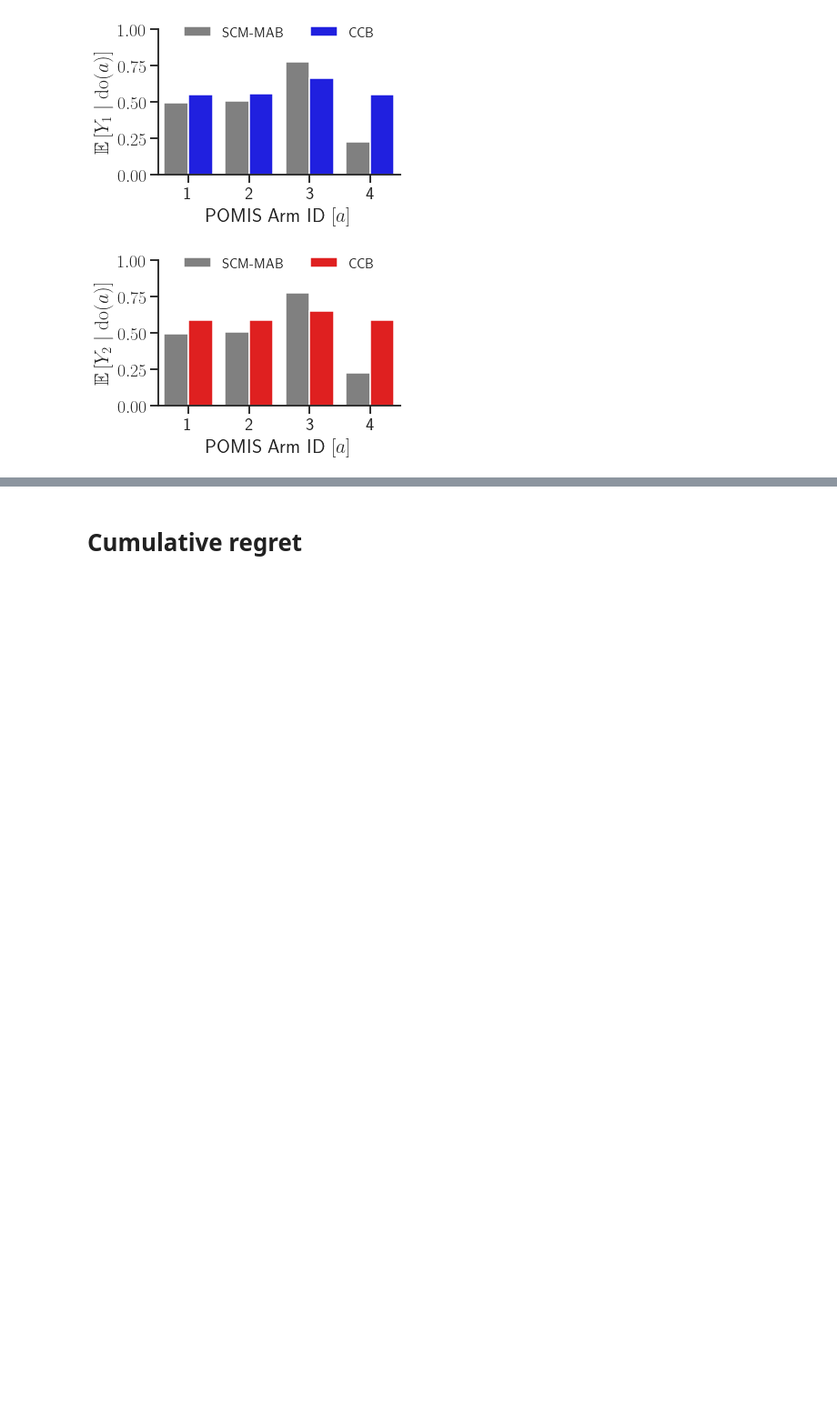
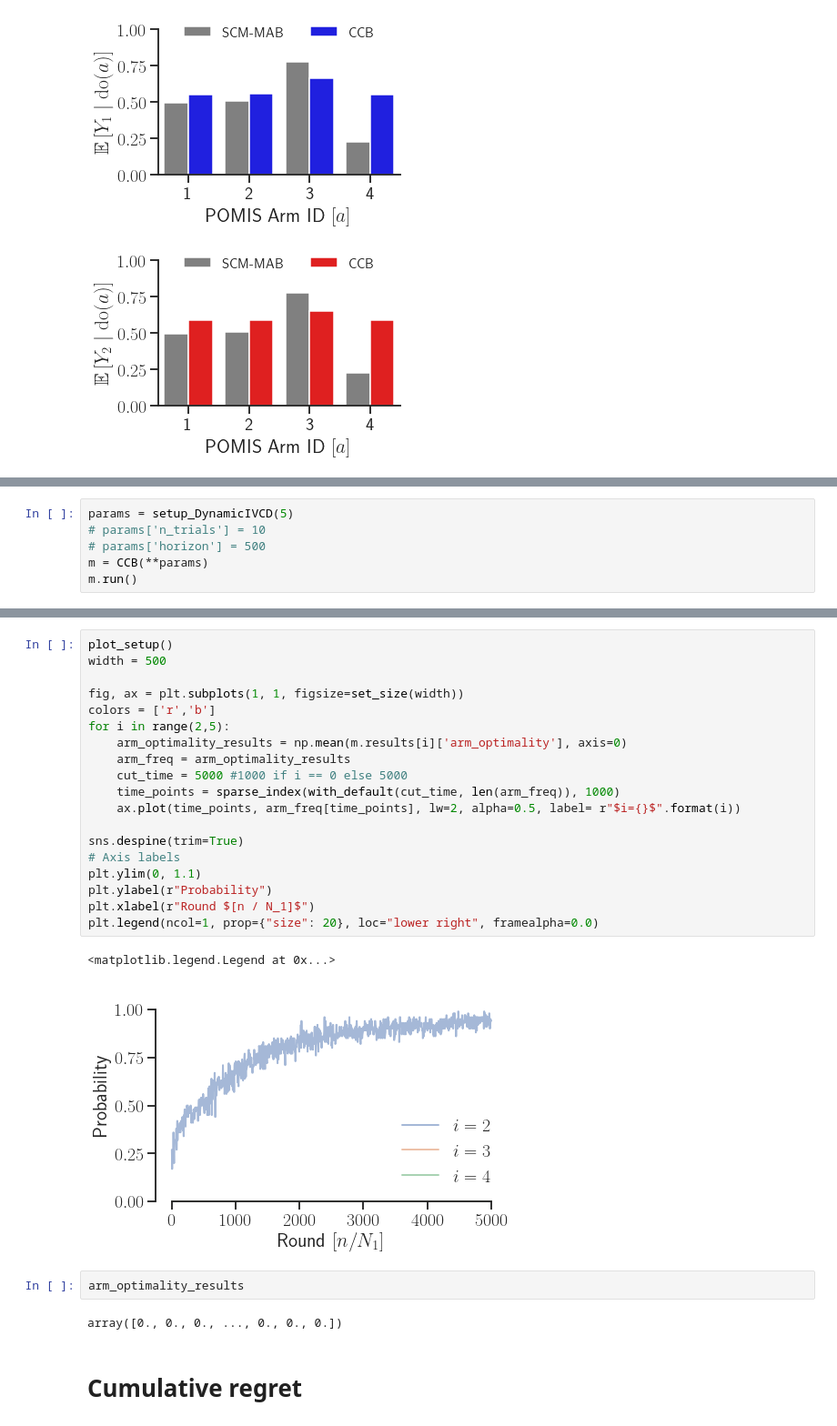
Before and after one commit to neildhir/non-stationary-causal-bandits, a Jupyter notebook: notebooks/plotting.ipynb, the cells around one changed output, grey strips where cells are left out. Shown at 91% size. Drawn from its saved outputs; the diff is of its cells as text; blank space fills up the shorter version.

```diff
--- a/notebooks/plotting.ipynb
+++ b/notebooks/plotting.ipynb
@@ -29,0 +100,6 @@ plot_all_barplots(rewards, True)
+# %%
+params = setup_DynamicIVCD(5)
+# params['n_trials'] = 10
+# params['horizon'] = 500
+m = CCB(**params)
+m.run()
@@ -30,3 +192,29 @@ plot_all_barplots(rewards, True)
+# %%
+plot_setup()
+width = 500
+
+fig, ax = plt.subplots(1, 1, figsize=set_size(width))
+colors = ['r','b']
+for i in range(2,5):
+    arm_optimality_results = np.mean(m.results[i]['arm_optimality'], axis=0)
+    arm_freq = arm_optimality_results
+    cut_time = 5000 #1000 if i == 0 else 5000
+    time_points = sparse_index(with_default(cut_time, len(arm_freq)), 1000)
+    ax.plot(time_points, arm_freq[time_points], lw=2, alpha=0.5, label= r"$i={}$".format(i))
+
+sns.despine(trim=True)
+# Axis labels
+plt.ylim(0, 1.1)
+plt.ylabel(r"Probability")
+plt.xlabel(r"Round $[n / N_1]$")
+plt.legend(ncol=1, prop={"size": 20}, loc="lower right", framealpha=0.0)
+# %% [output]
+<matplotlib.legend.Legend at 0x...>
+[figure, added]
+# %%
+arm_optimality_results
+# %% [output]
+array([0., 0., 0., ..., 0., 0., 0.])
 # %% [markdown]
 # Cumulative regret
 # %%
```
Also changed, not shown: parts of 7 cells of this notebook, 4 other files.
